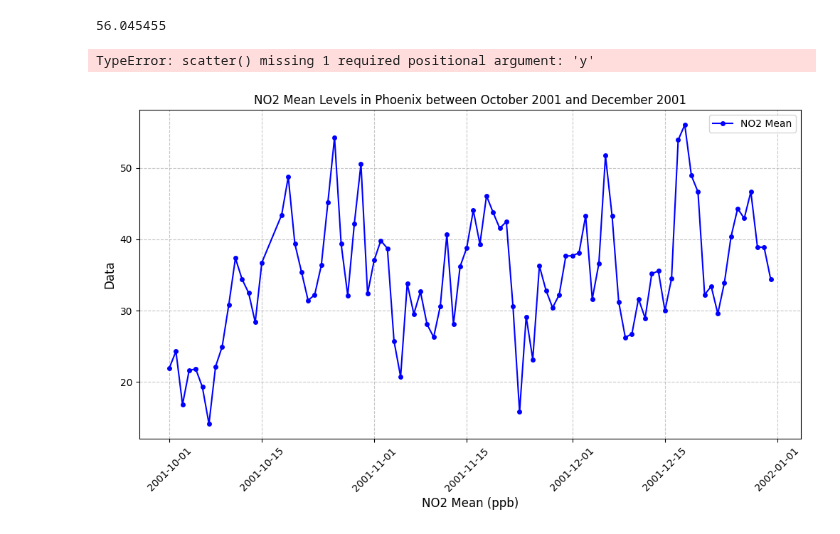
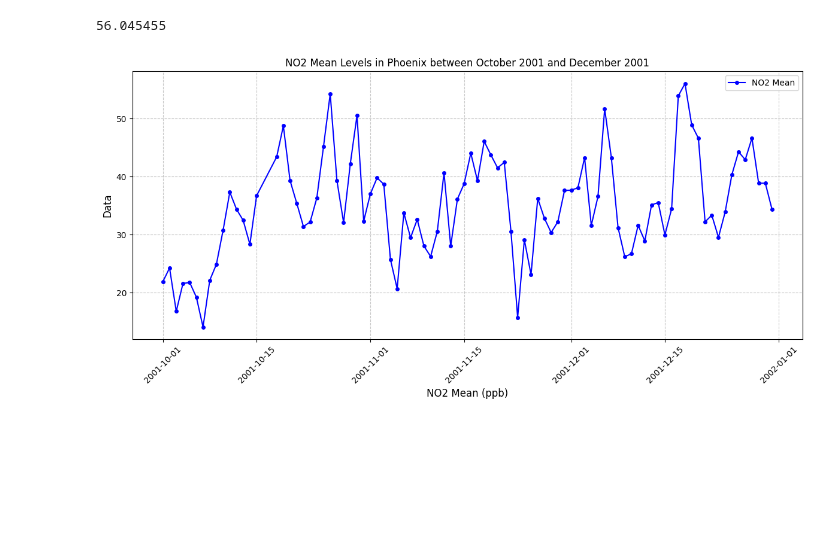
Before and after one commit to letizialanza01/Project_US_Pollution, a Jupyter notebook: Project_US_Pollution.ipynb, the cells around one changed output. Saved outputs shown, nothing was run; the diff lists cells and outputs as text; code cells hidden in the pictures; blank space fills up the shorter version.

Commit message:
checking plots and linear regression starting

```diff
--- a/Project_US_Pollution.ipynb
+++ b/Project_US_Pollution.ipynb
@@ -280,6 +267,6 @@ As it can be seen, the percentage of null values is quite high
 So, with the following code it can be seen that first it is calculated the mean of a specific column and then every missing values in that column is replaced with the mean value of the referring column.
 # %%
 SO2_AQI = pollution_df['SO2 AQI'].mean()
-pollution_df['SO2 AQI'].fillna(SO2_AQI, inplace = True)
+pollution_df['SO2 AQI'] = pollution_df['SO2 AQI'].fillna(SO2_AQI)
 SO2_AQI
 # %% [output]
@@ -294,6 +275,6 @@ For example, when doing 'df[col].method(value, inplace=True)', try using 'df.met
 Moreover, with the following code it can be seen that first it is calculated the mode of a specific column and then every missing values in that column is replaced with the mode value of the referring column.
 # %%
 CO_AQI = pollution_df['CO AQI'].mode()
-pollution_df['CO AQI'].fillna(CO_AQI, inplace = True)
+pollution_df['CO AQI']= pollution_df['CO AQI'].fillna(CO_AQI)
 CO_AQI
 # %% [output]
@@ -308,8 +283,8 @@ Name: CO AQI, dtype: float64
 # %% [markdown]
 Another way to deal with null values can be deleting the columns with that kind of values using the following function:
 # %%
-pollution_df.dropna(inplace = True)
-pollution_df
+pollution_df = pollution_df.dropna()
+pollution_df #cambia nome
 # %% [output]
 |  | State | County | City | Date Local | NO2 Mean | NO2 1st Max Value | NO2 1st Max Hour | NO2 AQI | ... |
 | 0 | Arizona | Maricopa | Phoenix | 2000-01-01 | 19.041667 | 49.0 | 19 | 46 | ... |
@@ -610,20 +588,19 @@ pollution_phoenix_NO2_trimester.max()
 # %%
 plt.figure(figsize = (12, 6))
 plt.plot(pollution_phoenix_NO2_trimester, color = 'blue', linestyle = '-', marker = 'o', markersize = 4, label = 'NO2 Mean')
 plt.title('NO2 Mean Levels in Phoenix between October 2001 and December 2001')
 plt.ylabel('Data', fontsize = 12)
 plt.xlabel('NO2 Mean (ppb)', fontsize = 12)
 plt.xticks(fontsize = 10, rotation = 45)
 plt.yticks(fontsize = 10)
 plt.grid(True, linestyle = '--', alpha = 0.7)
 plt.legend()
 
 treshold = 53
 NO2_alarm = pollution_phoenix_NO2_trimester > treshold
-plt.scatter(NO2_alarm, color = 'red')
+
 
 plt.tight_layout()
 plt.show()
 # %% [output]
-TypeError: scatter() missing 1 required positional argument: 'y'
-[figure, old version]
+[figure, new version]
```
Also changed, not shown: parts of 28 cells of this notebook.
